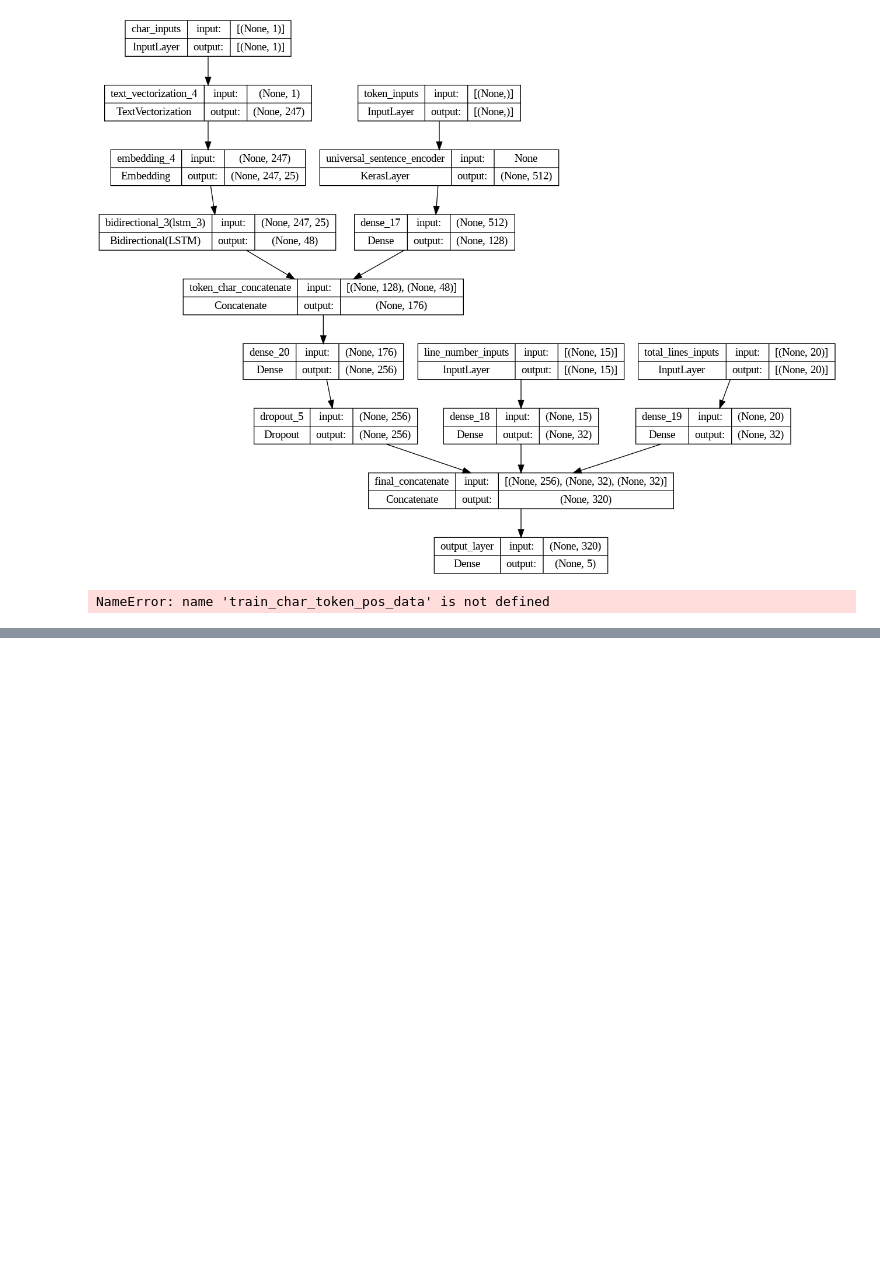
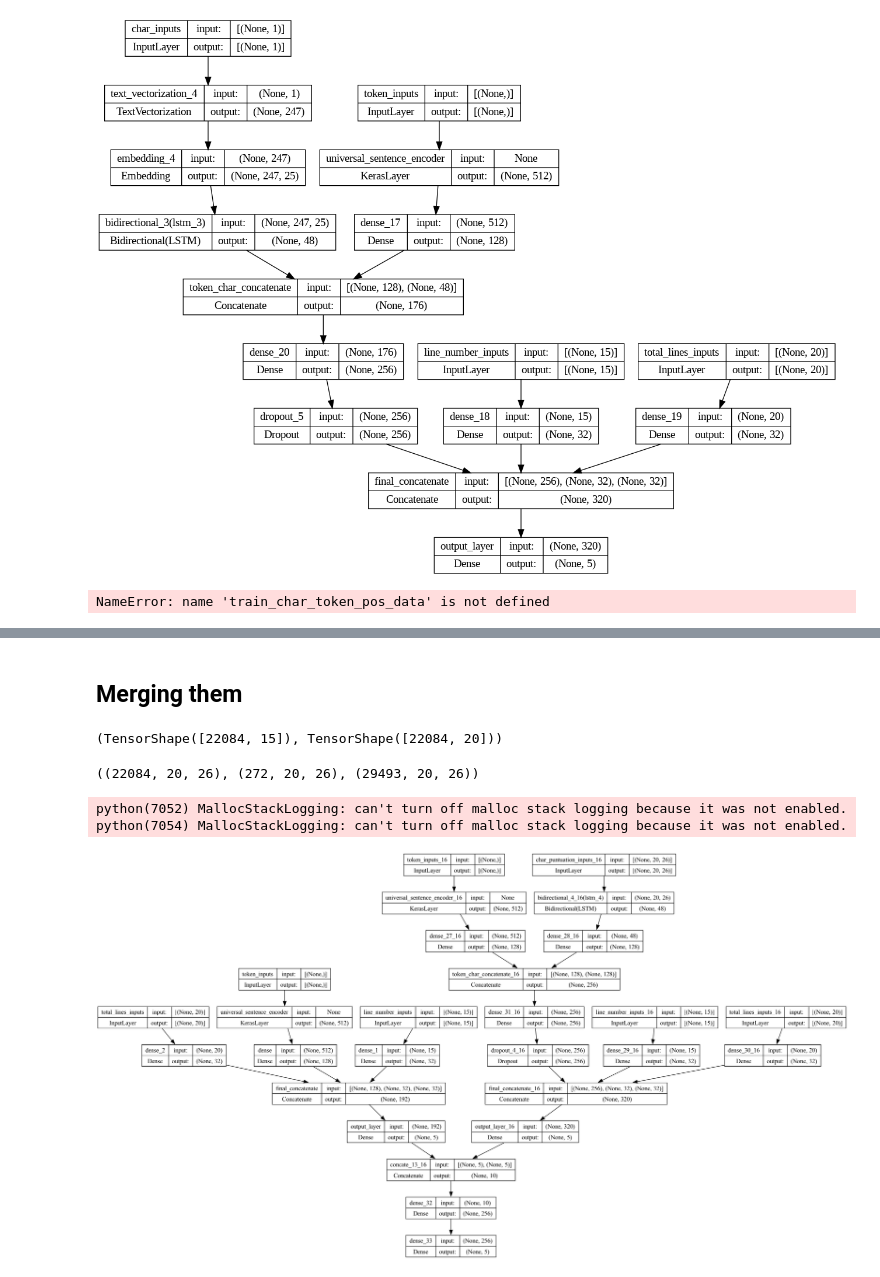
Before and after one commit to mufaddalhamidofficial/skimlit_ai, a Jupyter notebook: skimlit.ipynb, the cells around one changed output, grey strips where cells are left out. Drawn from its saved outputs; the diff is of its cells as text; code cells hidden in the pictures; blank space fills up the shorter version.

```diff
--- a/skimlit.ipynb
+++ b/skimlit.ipynb
@@ -933,0 +1202,45 @@ NameError: name 'train_char_token_pos_data' is not defined
+# %% [markdown]
+## Merging them
+# %%
+train_line_numbers_one_hot = tf.one_hot(train_data_1["line_number"].to_numpy(), depth=15)
+val_line_numbers_one_hot = tf.one_hot(val_data_1["line_number"].to_numpy(), depth=15)
+test_line_numbers_one_hot = tf.one_hot(test_df_100["line_number"].to_numpy(), depth=15)
+
+train_total_lines_one_hot = tf.one_hot(train_data_1["total_lines"].to_numpy(), depth=20)
+val_total_lines_one_hot = tf.one_hot(val_data_1["total_lines"].to_numpy(), depth=20)
+test_total_lines_one_hot = tf.one_hot(test_df_100["total_lines"].to_numpy(), depth=20)
+
+train_line_numbers_one_hot.shape, train_total_lines_one_hot.shape
+# %% [output]
+(TensorShape([22084, 15]), TensorShape([22084, 20]))
+# %%
+import string
+
+train_chars_puntuations = [' '.join([e for e in list(sentence) if e not in string.ascii_lowercase + ' ']) for sentence in train_sentences]
+val_chars_puntuations = [' '.join([e for e in list(sentence) if e not in string.ascii_lowercase + ' ']) for sentence in val_sentences]
+test_chars_puntuations = [' '.join([e for e in list(sentence) if e not in string.ascii_lowercase + ' ']) for sentence in test_sentences]
+
+sentence_lengths = [len(sentence.split(' ')) for sentence in train_chars_puntuations]
+# sentence_lengths
+seq_char_punctuation_len = int(np.percentile(sentence_lengths, 95) / 4) * 4
+
+char_vectorizer = tf.keras.layers.TextVectorization(
+    max_tokens=None,
+    output_sequence_length=seq_char_punctuation_len,
+    standardize='lower',
+)
+
+char_vectorizer.adapt(train_chars_puntuations)
+
+train_chars_puntuations_vectorized = np.array(char_vectorizer(np.array(train_chars_puntuations)))
+val_chars_puntuations_vectorized = np.array(char_vectorizer(np.array(val_chars_puntuations)))
+test_chars_puntuations_vectorized = np.array(char_vectorizer(np.array(test_chars_puntuations)))
+
+one_hot_matrix = np.eye(len(char_vectorizer.get_vocabulary()))
+
+train_chars_puntuations_one_hot = one_hot_matrix[train_chars_puntuations_vectorized][:, :, 2:]
+val_chars_puntuations_one_hot = one_hot_matrix[val_chars_puntuations_vectorized][:, :, 2:]
+test_chars_puntuations_one_hot = one_hot_matrix[test_chars_puntuations_vectorized][:, :, 2:]
+train_chars_puntuations_one_hot.shape, val_chars_puntuations_one_hot.shape, test_chars_puntuations_one_hot.shape
+# %% [output]
+((22084, 20, 26), (272, 20, 26), (29493, 20, 26))
@@ -933,0 +1265,21 @@ NameError: name 'train_char_token_pos_data' is not defined
+# %%
+model_s_13.trainable = False
+model_s_16.trainable = False
+
+concate_13_16 = tf.keras.layers.Concatenate(name="concate_13_16")([model_s_13.output, model_s_16.output])
+concate_13_16 = tf.keras.layers.Dense(256, activation='relu')(concate_13_16)
+concate_13_16 = tf.keras.layers.Dense(5, activation='softmax')(concate_13_16)
+
+model_s_13_16_model = tf.keras.Model([model_s_13.input, model_s_16.input], concate_13_16)
+
+model_s_13_16_model.compile(
+    loss="categorical_crossentropy",
+    optimizer=tf.keras.optimizers.legacy.Adam(),
+    metrics=["accuracy"],
+)
+# %%
+tf.keras.utils.plot_model(model_s_13_16_model, show_shapes=True)
+# %% [output]
+python(7052) MallocStackLogging: can't turn off malloc stack logging because it was not enabled.
+python(7054) MallocStackLogging: can't turn off malloc stack logging because it was not enabled.
+[figure, added]
```
Also changed, not shown: parts of 21 cells of this notebook, 7 other files.
